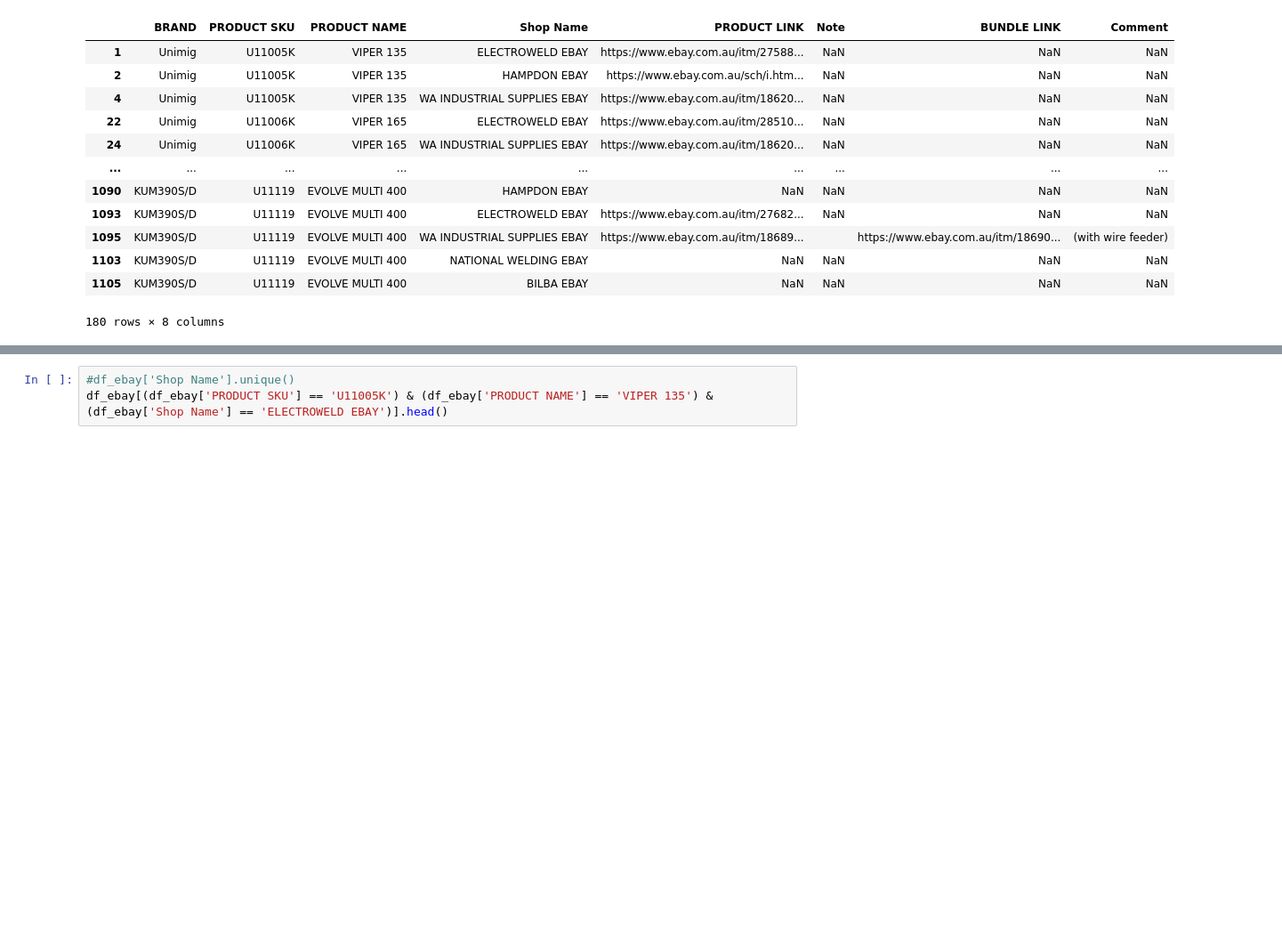
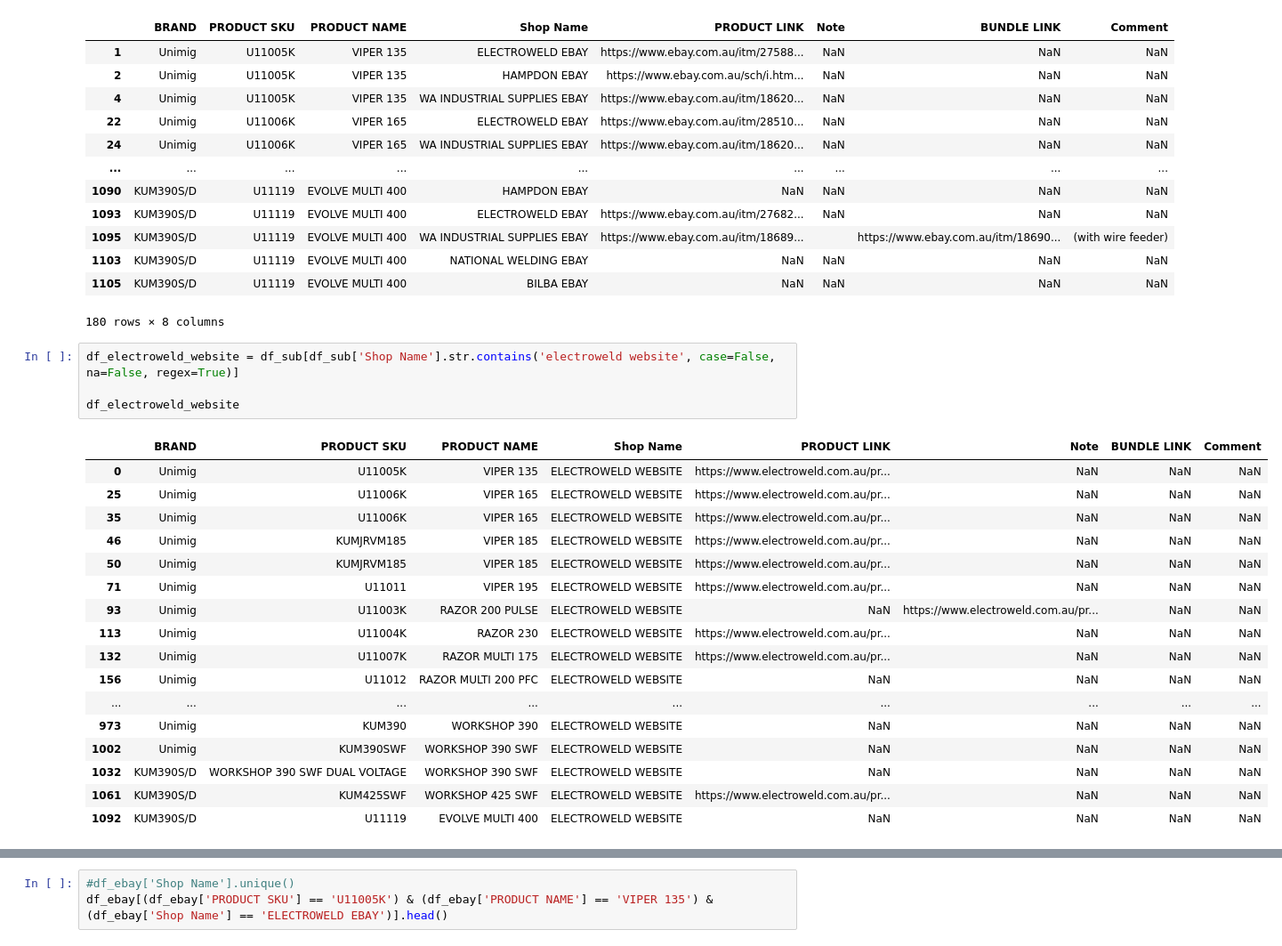
Before and after one commit to Samhith-k/scraper-electroweld, a Jupyter notebook: scraper.ipynb, the cells around one changed output, grey strips where cells are left out. Shown at 89% size. Drawn from its saved outputs; the diff is of its cells as text; blank space fills up the shorter version.

```diff
--- a/scraper.ipynb
+++ b/scraper.ipynb
@@ -134,3 +209,25 @@ df_ebay
 | 1103 | KUM390S/D | U11119 | EVOLVE MULTI 400 | NATIONAL WELDING EBAY | NaN | NaN | NaN | NaN |
 | 1105 | KUM390S/D | U11119 | EVOLVE MULTI 400 | BILBA EBAY | NaN | NaN | NaN | NaN |
 180 rows × 8 columns
+# %%
+df_electroweld_website = df_sub[df_sub['Shop Name'].str.contains('electroweld website', case=False, na=False, regex=True)]
+
+df_electroweld_website
+# %% [output]
+|  | BRAND | PRODUCT SKU | PRODUCT NAME | Shop Name | PRODUCT LINK | Note | BUNDLE LINK | Comment |
+| 0 | Unimig | U11005K | VIPER 135 | ELECTROWELD WEBSITE | https://www.electroweld.com.au/pr... | NaN | NaN | NaN |
+| 25 | Unimig | U11006K | VIPER 165 | ELECTROWELD WEBSITE | https://www.electroweld.com.au/pr... | NaN | NaN | NaN |
+| 35 | Unimig | U11006K | VIPER 165 | ELECTROWELD WEBSITE | https://www.electroweld.com.au/pr... | NaN | NaN | NaN |
+| 46 | Unimig | KUMJRVM185 | VIPER 185 | ELECTROWELD WEBSITE | https://www.electroweld.com.au/pr... | NaN | NaN | NaN |
+| 50 | Unimig | KUMJRVM185 | VIPER 185 | ELECTROWELD WEBSITE | https://www.electroweld.com.au/pr... | NaN | NaN | NaN |
+| 71 | Unimig | U11011 | VIPER 195 | ELECTROWELD WEBSITE | https://www.electroweld.com.au/pr... | NaN | NaN | NaN |
+| 93 | Unimig | U11003K | RAZOR 200 PULSE | ELECTROWELD WEBSITE | NaN | https://www.electroweld.com.au/pr... | NaN | NaN |
+| 113 | Unimig | U11004K | RAZOR 230 | ELECTROWELD WEBSITE | https://www.electroweld.com.au/pr... | NaN | NaN | NaN |
+| 132 | Unimig | U11007K | RAZOR MULTI 175 | ELECTROWELD WEBSITE | https://www.electroweld.com.au/pr... | NaN | NaN | NaN |
+| 156 | Unimig | U11012 | RAZOR MULTI 200 PFC | ELECTROWELD WEBSITE | NaN | NaN | NaN | NaN |
+| ... | ... | ... | ... | ... | ... | ... | ... | ... |
+| 973 | Unimig | KUM390 | WORKSHOP 390 | ELECTROWELD WEBSITE | NaN | NaN | NaN | NaN |
+| 1002 | Unimig | KUM390SWF | WORKSHOP 390 SWF | ELECTROWELD WEBSITE | NaN | NaN | NaN | NaN |
+| 1032 | KUM390S/D | WORKSHOP 390 SWF DUAL VOLTAGE | WORKSHOP 390 SWF | ELECTROWELD WEBSITE | NaN | NaN | NaN | NaN |
+| 1061 | KUM390S/D | KUM425SWF | WORKSHOP 425 SWF | ELECTROWELD WEBSITE | https://www.electroweld.com.au/pr... | NaN | NaN | NaN |
+| 1092 | KUM390S/D | U11119 | EVOLVE MULTI 400 | ELECTROWELD WEBSITE | NaN | NaN | NaN | NaN |
```
Also changed, not shown: parts of 15 cells of this notebook, 12 other files.
